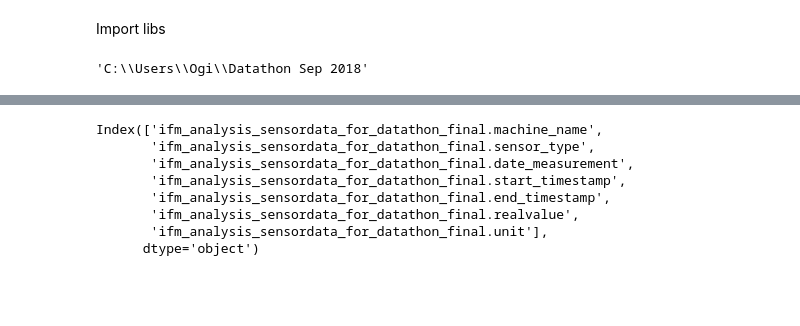
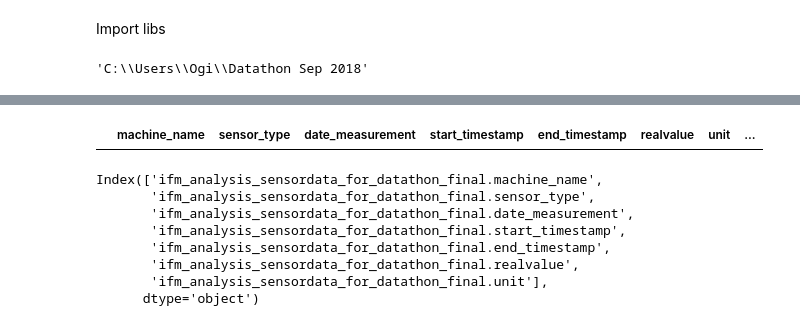
Before and after one commit to PacoPacov/Datathon_Global_2018, a Jupyter notebook: 01. Data Overview.ipynb, the cells around one changed output, grey strips where cells are left out. Cells and saved outputs as stored; diff of their text form; code cells hidden in the pictures; blank space fills up the shorter version.

```diff
--- a/01. Data Overview.ipynb
+++ b/01. Data Overview.ipynb
@@ -48,3 +48,7 @@ df.shape
+# %%
+df[df.realvalue < 0]
+# %% [output]
+|  | machine_name | sensor_type | date_measurement | start_timestamp | end_timestamp | realvalue | unit | ... |
 # %%
 ## Look at the column names
 df.columns
```
Also changed, not shown: parts of 27 cells of this notebook.
